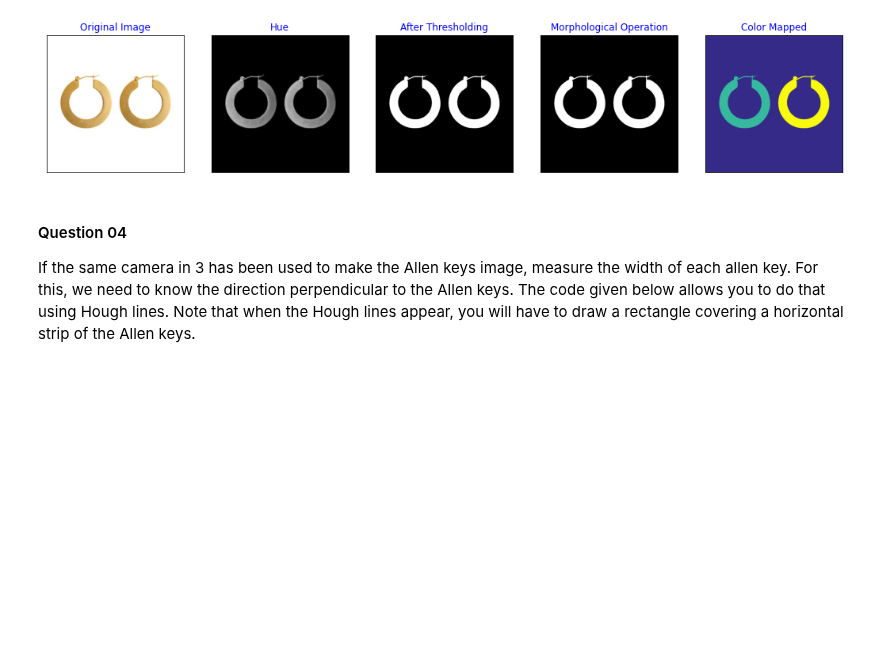
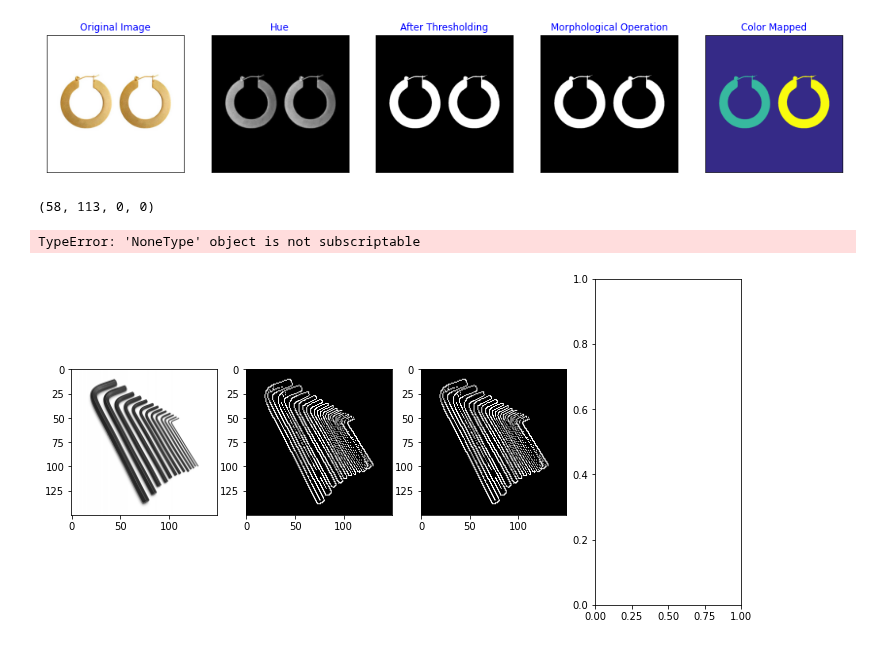
Before and after one commit to sanjith1999/EN2550-Assignments, a Jupyter notebook: Exercises/Exercise 07/e7.ipynb, the cells around one changed output. Cells and saved outputs as stored; diff of their text form; code cells hidden in the pictures; blank space fills up the shorter version.

Commit message:
ORGANIZED EXERCISES AND CREATED SHOW_IMAGES.PY

```diff
--- a/Exercises/e7.ipynb
+++ b/Exercises/Exercise 07/e7.ipynb
@@ -11,3 +11,5 @@ import numpy as np
 import cv2 as cv
 from plyfile import PlyData, PlyElement  # Open 3d is the standard
 import matplotlib.pyplot as plt
+
+im_dir = r'E:/Semester 4/EN2550_FundamentalsOfImageProcessing/Fun-Time/Exercises/images/'
@@ -80,6 +67,8 @@ what is the size of the object? Draw bounding boxes.
 # %%
+# Question 03
+
 # earrings image
-im = cv.imread(r'images/earrings.jpg', cv.IMREAD_COLOR)
+im = cv.imread(im_dir+'earrings.jpg', cv.IMREAD_COLOR)
 assert im is not None
 
 hsv = cv.cvtColor(im, cv.COLOR_BGR2HSV)
@@ -132,16 +121,10 @@ Item 1 are in mm sq =  2318.642172
 Item 2 are in pixesl =  59211
 Item 2 are in mm sq =  2321.3080440000003
 [figure]
-# %% [markdown]
-#### Question 04
-
-If the same camera in 3 has been used to make the Allen keys image, measure the
-width of each allen key. For this, we need to know the direction perpendicular to the
-Allen keys. The code given below allows you to do that using Hough lines. Note that
-when the Hough lines appear, you will have to draw a rectangle covering a horizontal
-strip of the Allen keys.
 # %%
-im = cv.imread("images/allenkeys.jpg", cv.IMREAD_REDUCED_GRAYSCALE_8)
+# Question 04
+
+im = cv.imread(im_dir+"allenkeys.jpg", cv.IMREAD_REDUCED_GRAYSCALE_8)
 assert im is not None
 
 
@@ -172,32 +155,34 @@ ax[0].imshow(cv.cvtColor(im, cv.COLOR_BGR2RGB))
 ax[1].imshow(cv.cvtColor(canny, cv.COLOR_BGR2RGB))
 ax[2].imshow(cv.cvtColor(canny_color, cv.COLOR_BGR2RGB))
 
 
 r=cv.selectROI('Image',canny_color, showCrosshair=True, fromCenter=False)
-cv.waitKey(0)
 print(r)
 
 x0, y0 =int(r[0]+r[2]/2), int(r[1]/2+r[3]/2)
-m=b/a #Gradiant
 m=np.tan(np.median(lines[:,0,1]))
 c=y0-m*x0
 
 cv.line(canny_color,(0,int(c)),(im.shape[0],int(m*im.shape[0]+c)),(0,255,0),2,cv.LINE_AA)
 ax[3].imshow(cv.cvtColor(canny_color, cv.COLOR_BGR2RGB))
 
 for i in range (4):
     ax[i].set_xticks([])
     ax[i].set_yticks([])
 plt.show()
 
 
 dy=1
 y_sub_pixel = np.arage(0,im.shape[0]-1,dy)
 f_sub_pixel = np.zeros_like(y_sub_pixel)
 f_sub_pixel_nn=np.zeros_like(y_sub_pixel)
 
 for i,y in enumerate(y_sub_pixel):
     pass
 
 fig,ax =plt.subplots(figsize=(30,5))
 ax.plot(f_sub_pixel)
+# %% [output]
+(58, 113, 0, 0)
+TypeError: 'NoneType' object is not subscriptable
+[figure, added]
```
Also changed, not shown: parts of 4 cells of this notebook, 54 other files.
